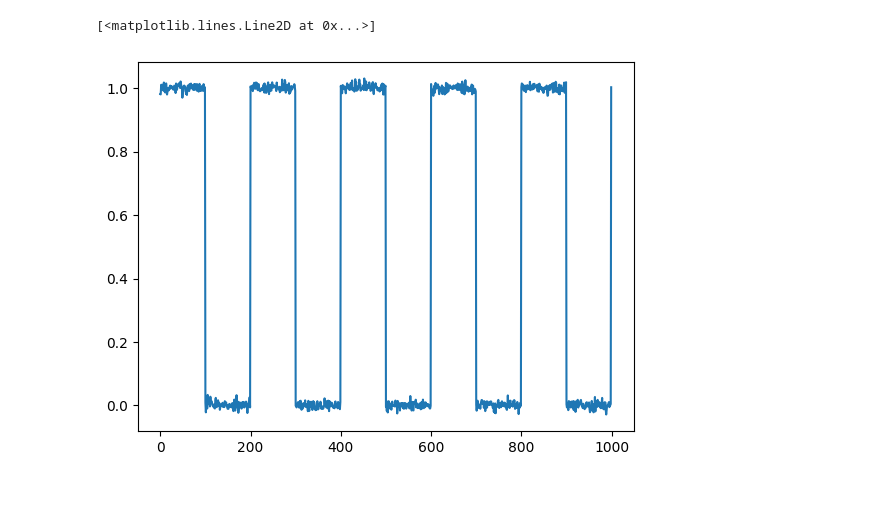
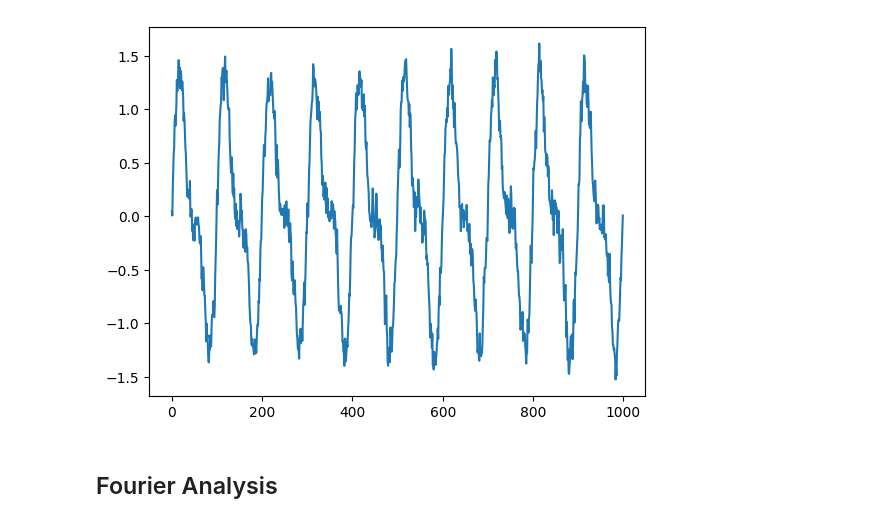
Before and after one commit to V-kr0pt/filtros_ufpb, a Jupyter notebook: signal_noise.ipynb, the cells around one changed output. Drawn from its saved outputs; the diff is of its cells as text; code cells hidden in the pictures; blank space fills up the shorter version.

```diff
--- a/signal_noise.ipynb
+++ b/signal_noise.ipynb
@@ -27,5 +40,13 @@ noisy_signal = wavesquare_signal + noise
-# %%
-plt.plot(noisy_signal)
-# %% [output]
-[<matplotlib.lines.Line2D at 0x...>]
-[figure, removed]
+# %%
+# Generate pink noise
+pink_noise = np.random.normal(0, 0.1, N)
+pink_noise = sp.signal.lfilter([1], [1, -0.5], pink_noise)
+
+# Add noise to the signal
+pink_noise_signal = signal + pink_noise
+
+_ = plt.plot(pink_noise_signal)
+# %% [output]
+[figure, added]
+# %% [markdown]
+## Fourier Analysis
```
Also changed, not shown: parts of 15 cells of this notebook.
